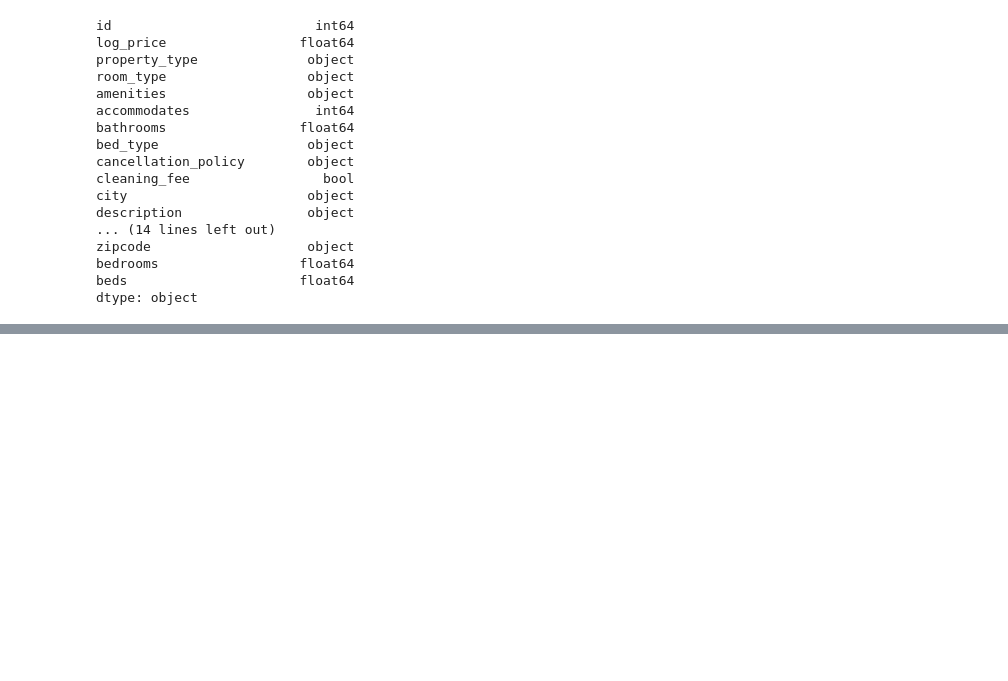
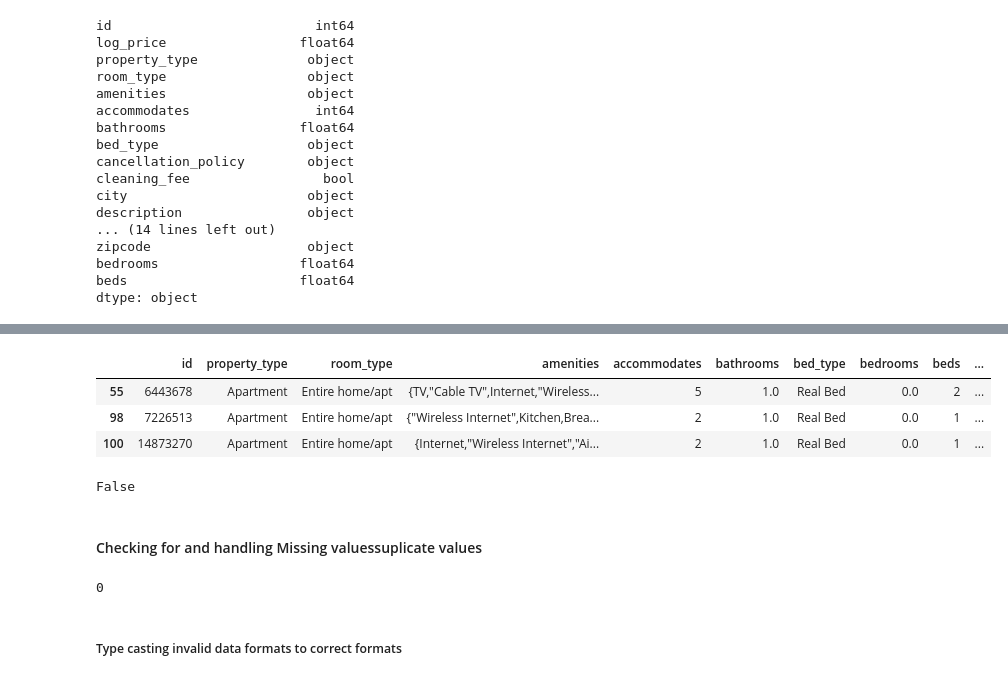
Before and after one commit to janejeshen/Recommendation-system-for-hotel-and-airbnbs, a Jupyter notebook: Recommendation_system.ipynb, the cells around one changed output, grey strips where cells are left out. Saved outputs shown, nothing was run; the diff lists cells and outputs as text; code cells hidden in the pictures; blank space fills up the shorter version.

```diff
--- a/Recommendation_system.ipynb
+++ b/Recommendation_system.ipynb
@@ -182,0 +364,3 @@ IntCastingNaNError: Cannot convert non-finite values (NA or inf) to integer
+# %%
+# Filling bathroom missing values using forward fill, then backward fill
+df['bathrooms'] = df['bathrooms'].ffill().bfill()
@@ -182,0 +441,6 @@ IntCastingNaNError: Cannot convert non-finite values (NA or inf) to integer
+# %%
+# Filling beds missing values using forward fill, then backward fill
+df['beds'] = df['beds'].ffill().bfill()
+# %%
+# Rounding the beds column to the nearest whole number and converting it to int
+df['beds'] = df['beds'].round().astype('int64')
@@ -182,0 +466,22 @@ IntCastingNaNError: Cannot convert non-finite values (NA or inf) to integer
+# %%
+# Bedroom keyword mapping
+bedroom_keywords = {'one bedroom': 1, 'two bedrooms': 2, 'three bedrooms': 3,
+                    'four bedrooms': 4, 'five bedrooms': 5, 'six bedrooms': 6,
+                    'single bedroom': 1, 'double bedroom': 1, 'master bedroom': 1,
+                    'studio': 1, 'loft': 1, 'private room': 1, 'shared room': 1,
+                    '1.5 bedrooms': 1.5, '2.5 bedrooms': 2.5, '3.5 bedrooms': 3.5,
+                    '4.5 bedrooms': 4.5, '5.5 bedrooms': 5.5}
+
+# Function to update bedroom column due to inconsistency
+def update_bedroom_count(row):
+    if row['bedrooms'] == 0:
+        description = row['description'].lower()
+        for key, value in bedroom_keywords.items():
+            if key in description:
+                return value
+        if 'bedroom' in description or 'bedrooms' in description:
+            return 1
+    return row['bedrooms']
+
+# Apply function
+df['bedrooms'] = df.apply(update_bedroom_count, axis=1)
@@ -182,0 +505,9 @@ IntCastingNaNError: Cannot convert non-finite values (NA or inf) to integer
+# %%
+# Dataframe of columns with no bedrooms
+no_bedrooms = df[df["bedrooms"] ==0.0]
+no_bedrooms.head(3)
+# %% [output]
+|  | id | property_type | room_type | amenities | accommodates | bathrooms | bed_type | bedrooms | beds | ... |
+| 55 | 6443678 | Apartment | Entire home/apt | {TV,"Cable TV",Internet,"Wireless... | 5 | 1.0 | Real Bed | 0.0 | 2 | ... |
+| 98 | 7226513 | Apartment | Entire home/apt | {"Wireless Internet",Kitchen,Brea... | 2 | 1.0 | Real Bed | 0.0 | 1 | ... |
+| 100 | 14873270 | Apartment | Entire home/apt | {Internet,"Wireless Internet","Ai... | 2 | 1.0 | Real Bed | 0.0 | 1 | ... |
@@ -182,0 +517,14 @@ IntCastingNaNError: Cannot convert non-finite values (NA or inf) to integer
+# %%
+# Confirming if all the missing values have successfully been imputed
+df.isna().any().any()
+# %% [output]
+False
+# %% [markdown]
+#### Checking for and handling Missing valuessuplicate values
+# %%
+# Checking for duplicate values
+df.duplicated().sum()
+# %% [output]
+0
+# %% [markdown]
+##### Type casting invalid data formats to correct formats
```
Also changed, not shown: parts of 29 cells of this notebook, 1 other file.
